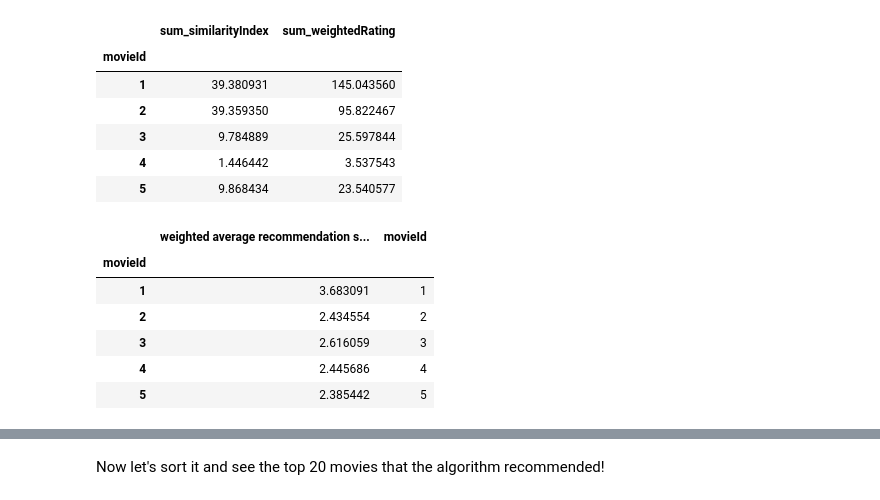
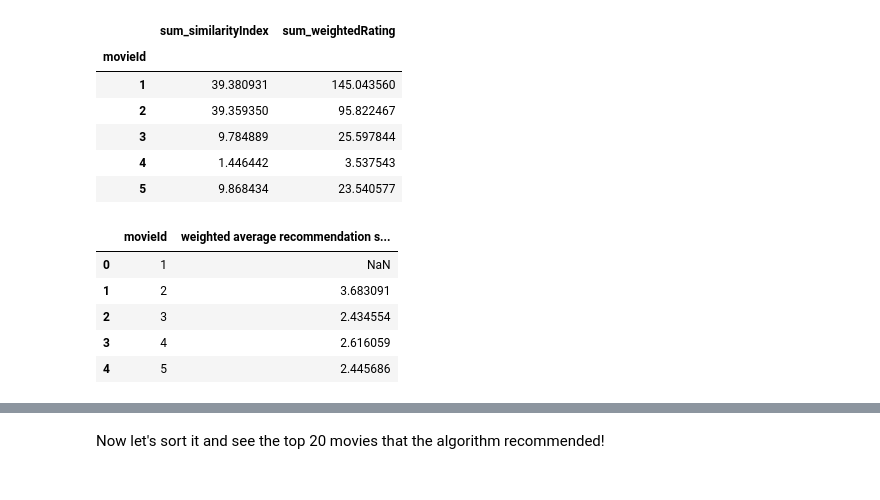
Before and after one commit to prasanna6813/Movies-Recommedation-System, a Jupyter notebook: Movies Recommendation System.ipynb, the cells around one changed output, grey strips where cells are left out. Cells and saved outputs as stored; diff of their text form; code cells hidden in the pictures.

```diff
--- a/Movies Recommendation System.ipynb
+++ b/Movies Recommendation System.ipynb
@@ -483,15 +502,15 @@ tempTopUsersRating.head()
 # %%
 #Creates an empty dataframe
 recommendation_df1 = pd.DataFrame()
 #Now we take the weighted average
-recommendation_df1['weighted average recommendation score'] = tempTopUsersRating['sum_weightedRating']/tempTopUsersRating['sum_similarityIndex']
 recommendation_df1['movieId'] = tempTopUsersRating.index
+recommendation_df1['weighted average recommendation score'] = (tempTopUsersRating['sum_weightedRating']/tempTopUsersRating['sum_similarityIndex'])
+
 recommendation_df1.head()
 # %% [output]
-|  | weighted average recommendation s... | movieId |
-| movieId |  |  |
-| 1 | 3.683091 | 1 |
-| 2 | 2.434554 | 2 |
-| 3 | 2.616059 | 3 |
-| 4 | 2.445686 | 4 |
-| 5 | 2.385442 | 5 |
+|  | movieId | weighted average recommendation s... |
+| 0 | 1 | NaN |
+| 1 | 2 | 3.683091 |
+| 2 | 3 | 2.434554 |
+| 3 | 4 | 2.616059 |
+| 4 | 5 | 2.445686 |
```
Also changed, not shown: parts of 10 cells of this notebook.
